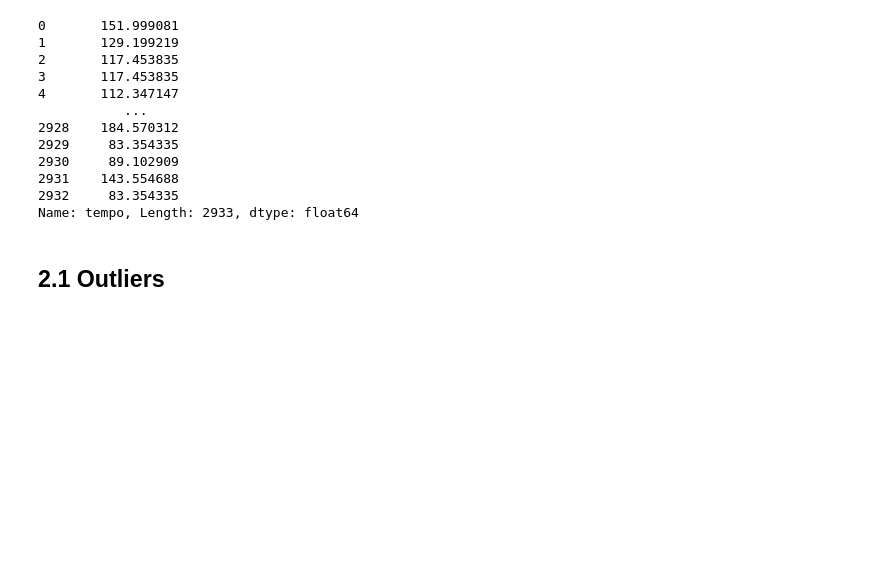
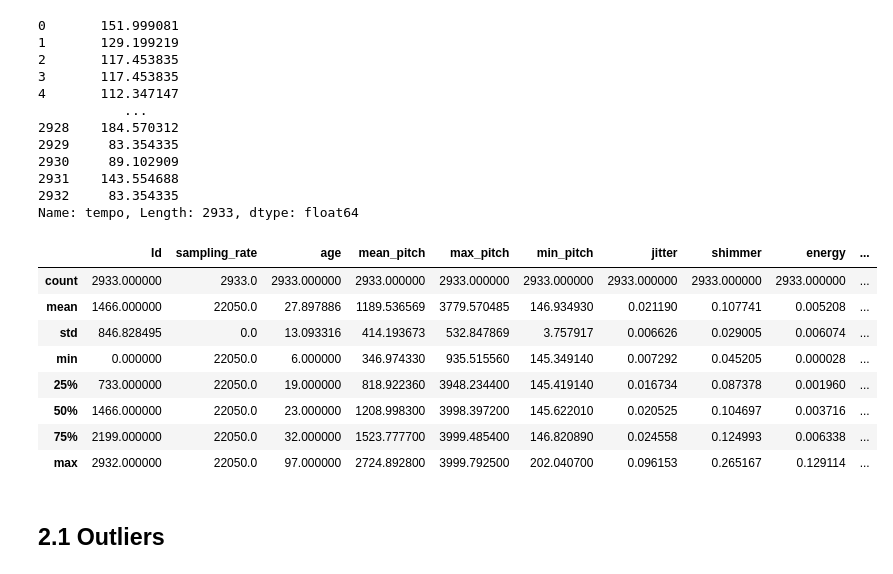
Before and after one commit to d4darius/DSL-AgeDetection, a Jupyter notebook: DSL-AgeDetection.ipynb, the cells around one changed output. Saved outputs shown, nothing was run; the diff lists cells and outputs as text; code cells hidden in the pictures; blank space fills up the shorter version.

```diff
--- a/DSL-AgeDetection.ipynb
+++ b/DSL-AgeDetection.ipynb
@@ -103,6 +102,18 @@ df['tempo']
 2931    143.554688
 2932     83.354335
 Name: tempo, Length: 2933, dtype: float64
+# %%
+df.describe()
+# %% [output]
+|  | Id | sampling_rate | age | mean_pitch | max_pitch | min_pitch | jitter | shimmer | energy | ... |
+| count | 2933.000000 | 2933.0 | 2933.000000 | 2933.000000 | 2933.000000 | 2933.000000 | 2933.000000 | 2933.000000 | 2933.000000 | ... |
+| mean | 1466.000000 | 22050.0 | 27.897886 | 1189.536569 | 3779.570485 | 146.934930 | 0.021190 | 0.107741 | 0.005208 | ... |
+| std | 846.828495 | 0.0 | 13.093316 | 414.193673 | 532.847869 | 3.757917 | 0.006626 | 0.029005 | 0.006074 | ... |
+| min | 0.000000 | 22050.0 | 6.000000 | 346.974330 | 935.515560 | 145.349140 | 0.007292 | 0.045205 | 0.000028 | ... |
+| 25% | 733.000000 | 22050.0 | 19.000000 | 818.922360 | 3948.234400 | 145.419140 | 0.016734 | 0.087378 | 0.001960 | ... |
+| 50% | 1466.000000 | 22050.0 | 23.000000 | 1208.998300 | 3998.397200 | 145.622010 | 0.020525 | 0.104697 | 0.003716 | ... |
+| 75% | 2199.000000 | 22050.0 | 32.000000 | 1523.777700 | 3999.485400 | 146.820890 | 0.024558 | 0.124993 | 0.006338 | ... |
+| max | 2932.000000 | 22050.0 | 97.000000 | 2724.892800 | 3999.792500 | 202.040700 | 0.096153 | 0.265167 | 0.129114 | ... |
 # %% [markdown]
 ## 2.1 Outliers
 # %%
```
Also changed, not shown: parts of 46 cells of this notebook, 5 other files.
